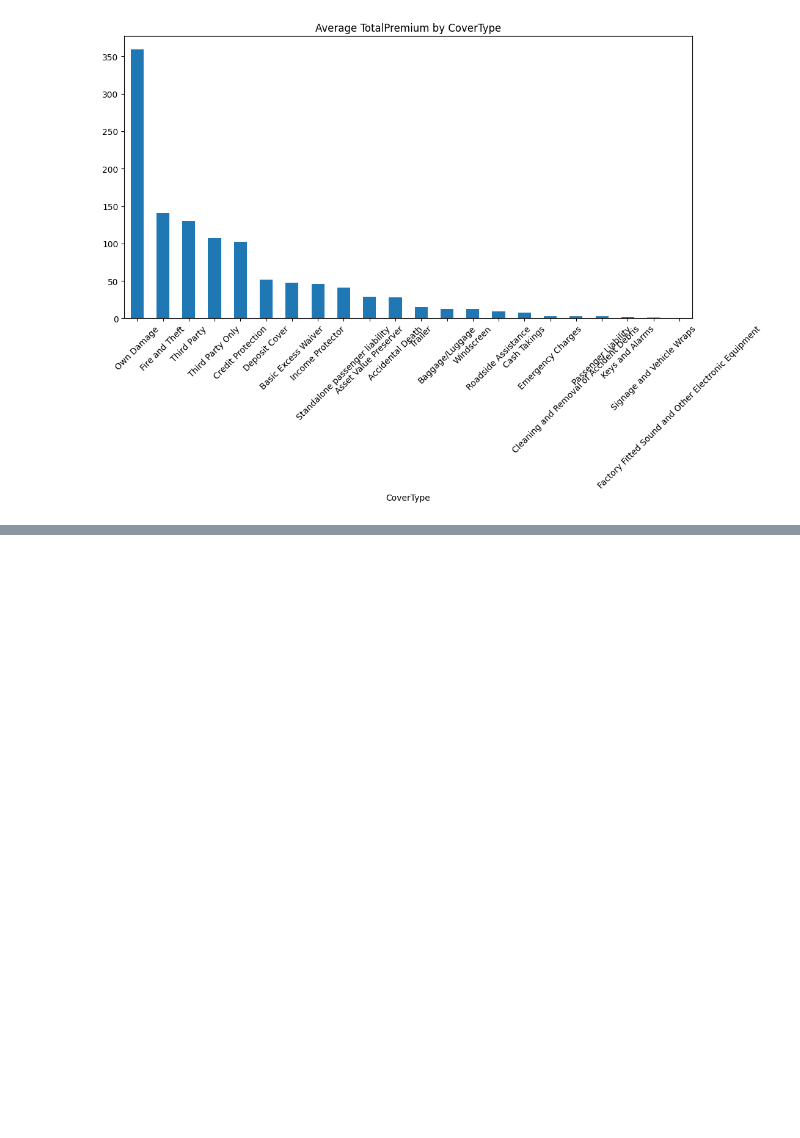
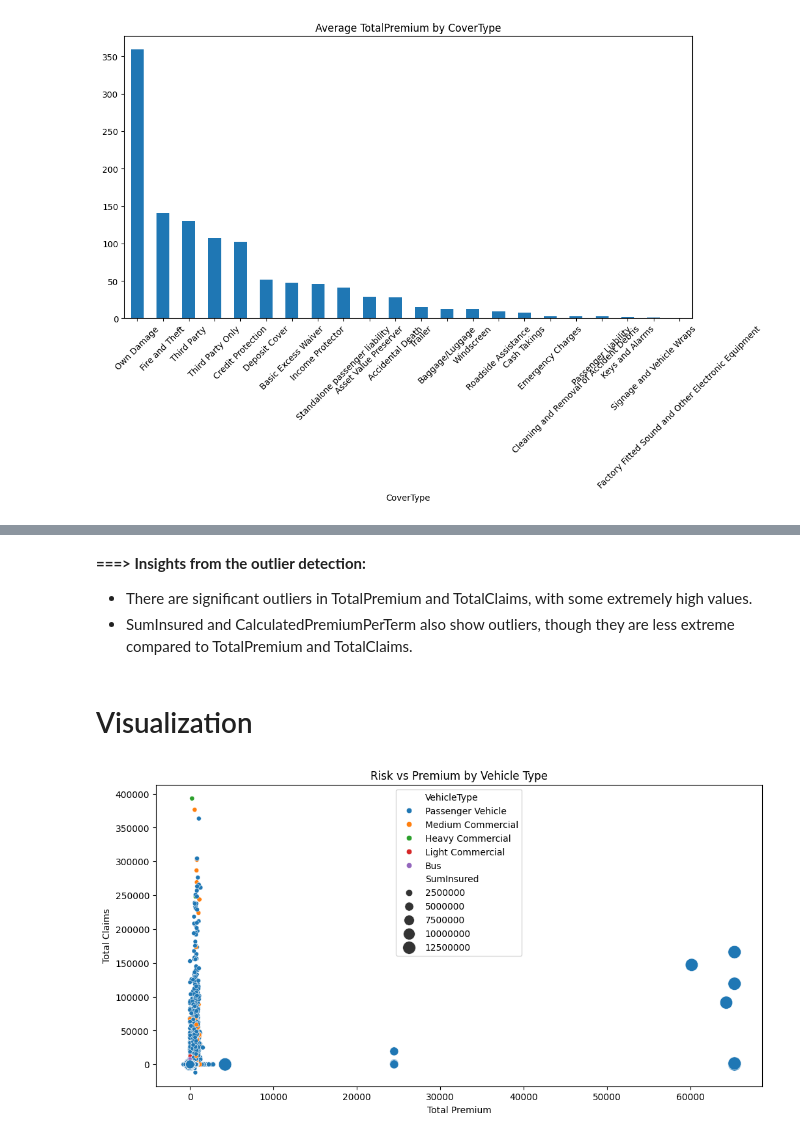
Before and after one commit to nebiyu-ethio/AlphaCare-Insurance-Analytics, a Jupyter notebook: notebooks/task_1.ipynb, the cells around one changed output, grey strips where cells are left out. Cells and saved outputs as stored; diff of their text form; code cells hidden in the pictures; blank space fills up the shorter version.

```diff
--- a/notebooks/task_1.ipynb
+++ b/notebooks/task_1.ipynb
@@ -380,0 +397,17 @@ trend_over_geography(data, 'CoverType', 'TotalPremium')
+# %% [markdown]
+**===> Insights from the outlier detection:**
+
+- There are significant outliers in TotalPremium and TotalClaims, with some extremely high values.
+- SumInsured and CalculatedPremiumPerTerm also show outliers, though they are less extreme compared to TotalPremium and TotalClaims.
+# %% [markdown]
+# Visualization
+# %%
+plt.figure(figsize=(12, 6))
+sns.scatterplot(data, x='TotalPremium', y='TotalClaims', hue='VehicleType', size='SumInsured', sizes=(20, 200))
+plt.title('Risk vs Premium by Vehicle Type')
+plt.xlabel('Total Premium')
+plt.ylabel('Total Claims')
+plt.legend(loc='upper center')
+plt.show()
+# %% [output]
+[figure, added]
```
Also changed, not shown: parts of 8 cells of this notebook.
